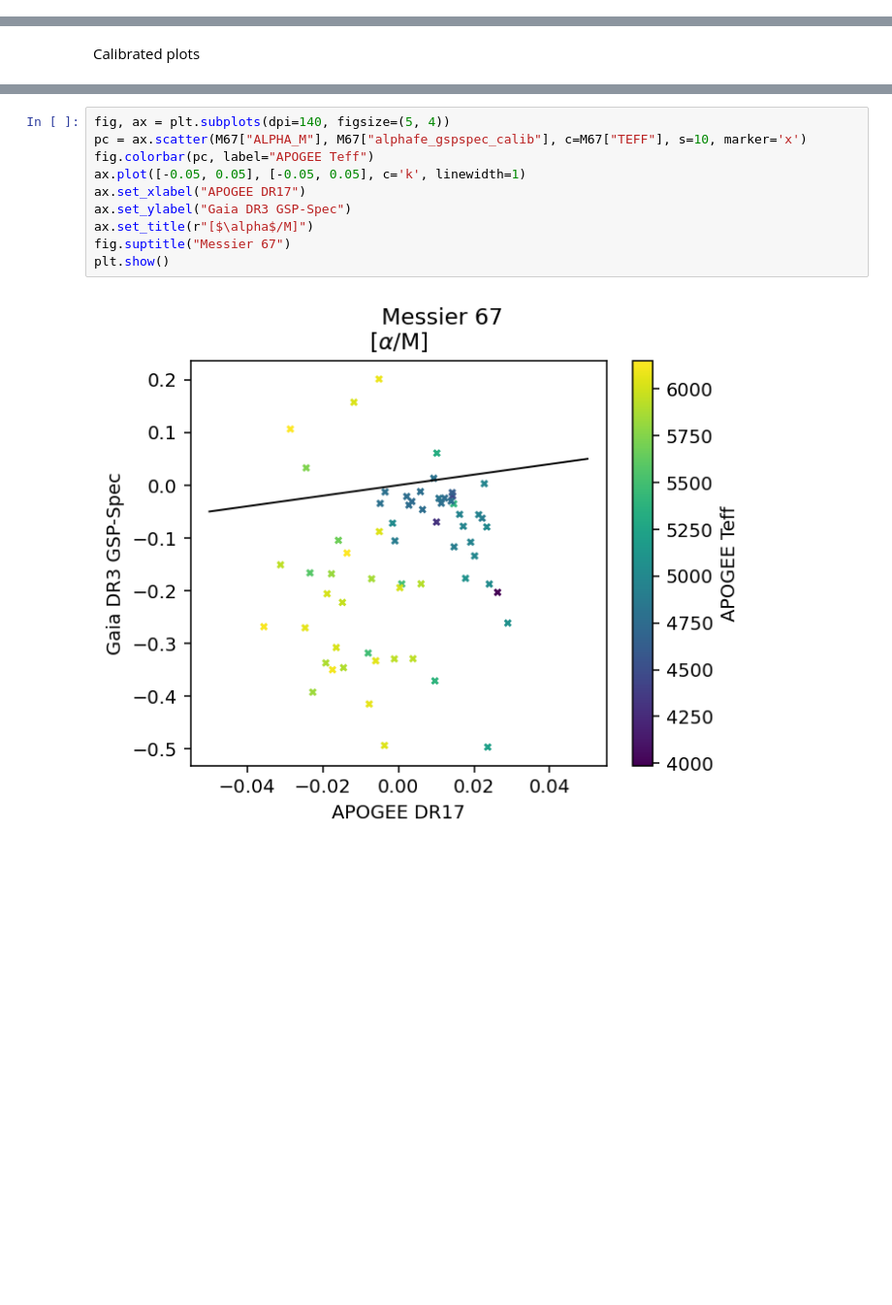
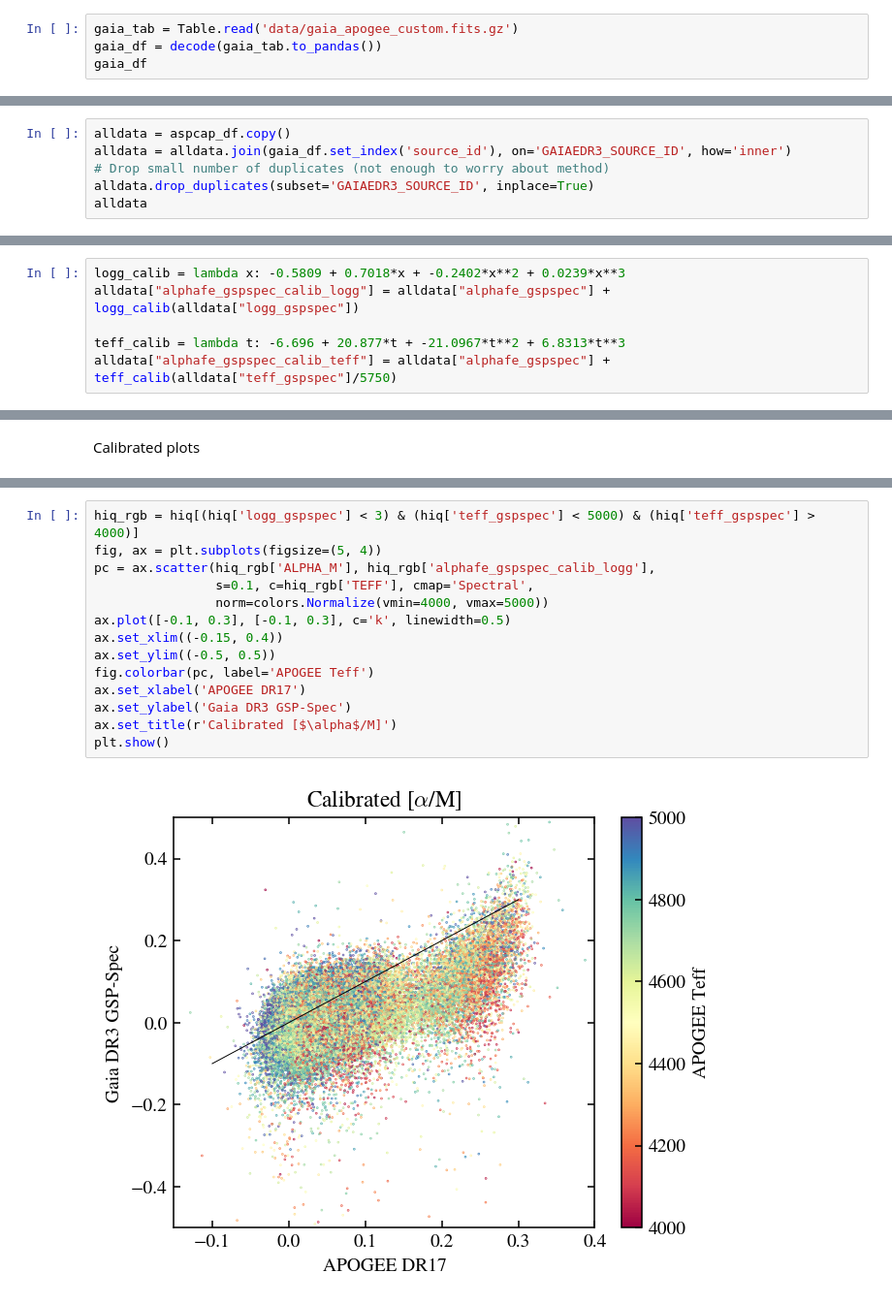
Before and after one commit to lodubay/gaia-sprint, a Jupyter notebook: apogee_alpha_abund.ipynb, the cells around one changed output, grey strips where cells are left out. Shown at 97% size. Drawn from its saved outputs; the diff is of its cells as text; blank space fills up the shorter version.

```diff
--- a/apogee_alpha_abund.ipynb
+++ b/apogee_alpha_abund.ipynb
@@ -324,0 +204,4 @@ plt.show()
+# %%
+gaia_tab = Table.read('data/gaia_apogee_custom.fits.gz')
+gaia_df = decode(gaia_tab.to_pandas())
+gaia_df
@@ -324,0 +224,6 @@ plt.show()
+# %%
+alldata = aspcap_df.copy()
+alldata = alldata.join(gaia_df.set_index('source_id'), on='GAIAEDR3_SOURCE_ID', how='inner')
+# Drop small number of duplicates (not enough to worry about method)
+alldata.drop_duplicates(subset='GAIAEDR3_SOURCE_ID', inplace=True)
+alldata
@@ -324,0 +246,6 @@ plt.show()
+# %%
+logg_calib = lambda x: -0.5809 + 0.7018*x + -0.2402*x**2 + 0.0239*x**3
+alldata["alphafe_gspspec_calib_logg"] = alldata["alphafe_gspspec"] + logg_calib(alldata["logg_gspspec"])
+
+teff_calib = lambda t: -6.696 + 20.877*t + -21.0967*t**2 + 6.8313*t**3
+alldata["alphafe_gspspec_calib_teff"] = alldata["alphafe_gspspec"] + teff_calib(alldata["teff_gspspec"]/5750)
@@ -557,12 +682,16 @@ Calibrated plots
 # %%
-fig, ax = plt.subplots(dpi=140, figsize=(5, 4))
-pc = ax.scatter(M67["ALPHA_M"], M67["alphafe_gspspec_calib"], c=M67["TEFF"], s=10, marker='x')
-fig.colorbar(pc, label="APOGEE Teff")
-ax.plot([-0.05, 0.05], [-0.05, 0.05], c='k', linewidth=1)
-ax.set_xlabel("APOGEE DR17")
-ax.set_ylabel("Gaia DR3 GSP-Spec")
-ax.set_title(r"[$\alpha$/M]")
-fig.suptitle("Messier 67")
+hiq_rgb = hiq[(hiq['logg_gspspec'] < 3) & (hiq['teff_gspspec'] < 5000) & (hiq['teff_gspspec'] > 4000)]
+fig, ax = plt.subplots(figsize=(5, 4))
+pc = ax.scatter(hiq_rgb['ALPHA_M'], hiq_rgb['alphafe_gspspec_calib_logg'],
+                s=0.1, c=hiq_rgb['TEFF'], cmap='Spectral',
+                norm=colors.Normalize(vmin=4000, vmax=5000))
+ax.plot([-0.1, 0.3], [-0.1, 0.3], c='k', linewidth=0.5)
+ax.set_xlim((-0.15, 0.4))
+ax.set_ylim((-0.5, 0.5))
+fig.colorbar(pc, label='APOGEE Teff')
+ax.set_xlabel('APOGEE DR17')
+ax.set_ylabel('Gaia DR3 GSP-Spec')
+ax.set_title(r'Calibrated [$\alpha$/M]')
 plt.show()
 # %% [output]
-[figure, old version]
+[figure, new version]
```
Also changed, not shown: parts of 69 cells of this notebook, 2 other files.
